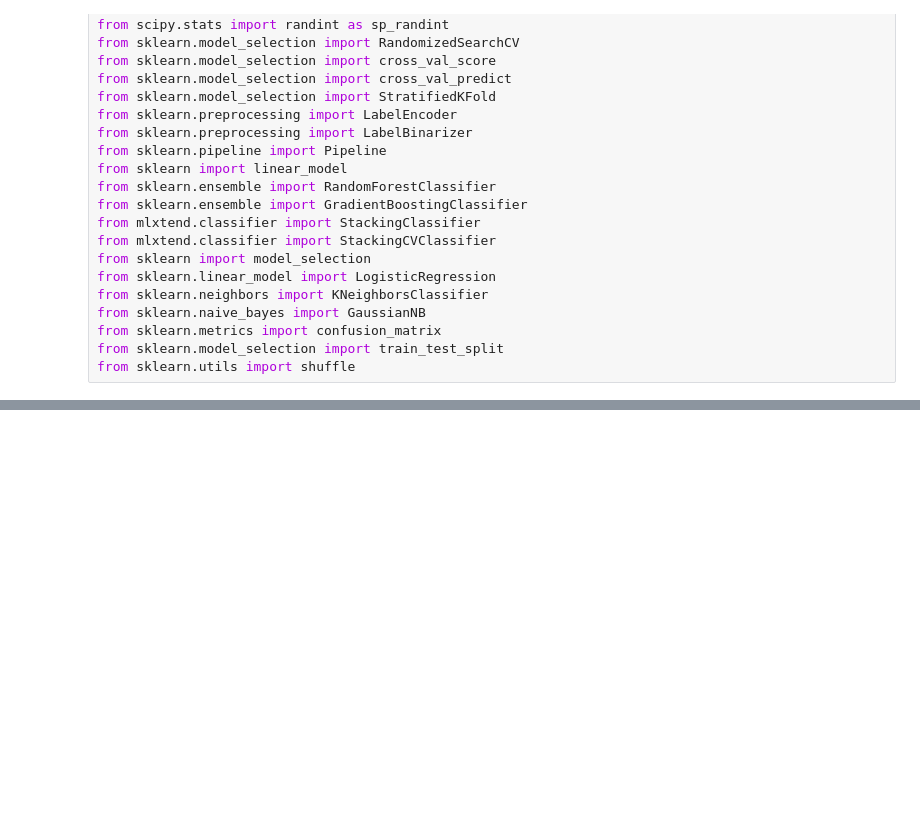
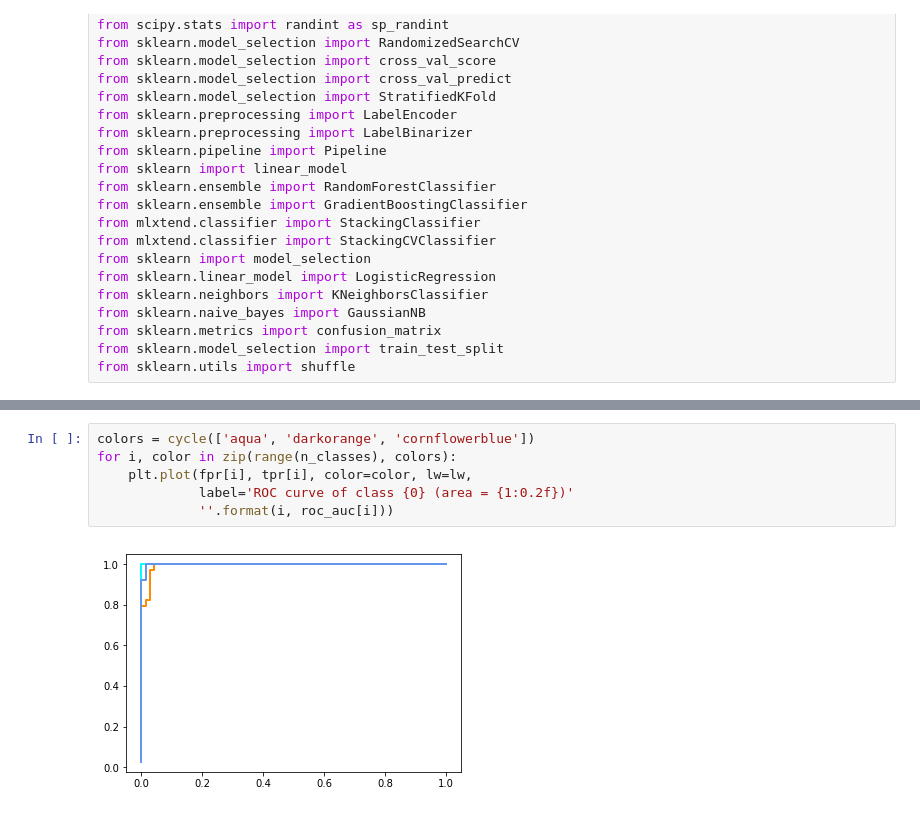
Before and after one commit to afeierman/Knowhere, a Jupyter notebook: code/ROC.ipynb, the cells around one changed output, grey strips where cells are left out. Drawn from its saved outputs; the diff is of its cells as text; blank space fills up the shorter version.

```diff
--- a/code/ROC.ipynb
+++ b/code/ROC.ipynb
@@ -363,0 +113,8 @@ array([[ 555,    0,    0,    0,    0,    0,    0,    0,    0,    0],
+# %%
+colors = cycle(['aqua', 'darkorange', 'cornflowerblue'])
+for i, color in zip(range(n_classes), colors):
+    plt.plot(fpr[i], tpr[i], color=color, lw=lw,
+             label='ROC curve of class {0} (area = {1:0.2f})'
+             ''.format(i, roc_auc[i]))
+# %% [output]
+[figure, added]
```
Also changed, not shown: parts of 42 cells of this notebook.
